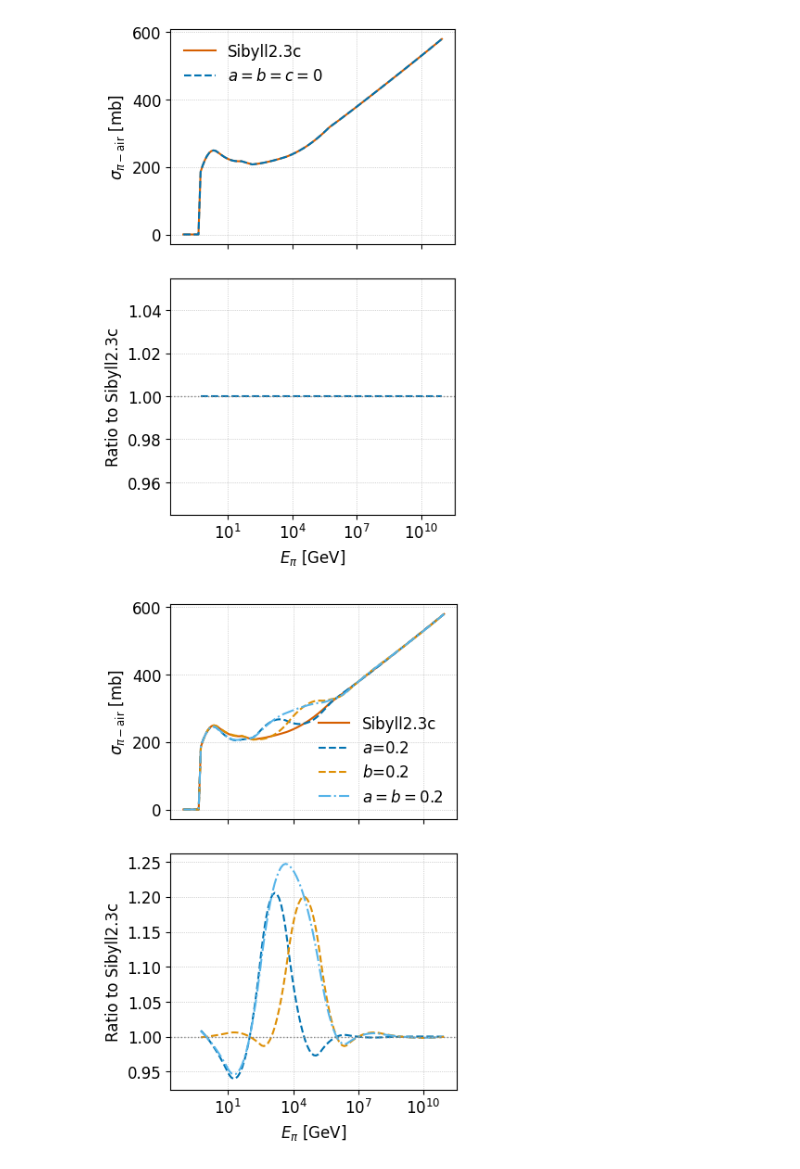
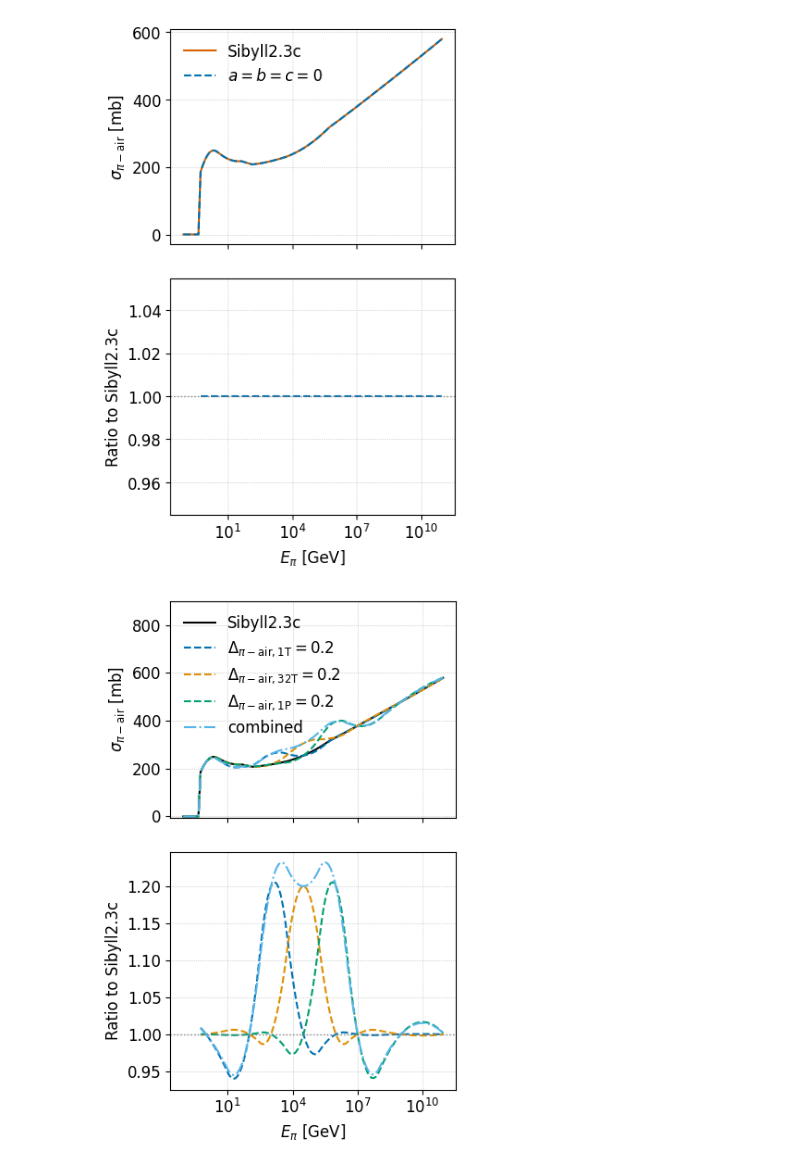
Before and after one commit to karohymon/cs-analysis, a Jupyter notebook: test_bsplineclass.ipynb, the cells around one changed output. Drawn from its saved outputs; the diff is of its cells as text; code cells hidden in the pictures.

```diff
--- a/test_bsplineclass.ipynb
+++ b/test_bsplineclass.ipynb
@@ -80,5 +69,5 @@ plt.xscale('log')
 # %%
-modcs_all = ModIntCrossSections(mceq_air._mceq_db, interaction_model="SIBYLL2.3c",ptype=211, a=00.2, b=0.2, c=0.0)
+modcs_all = ModIntCrossSections(mceq_air._mceq_db, interaction_model="SIBYLL2.3c",ptype=211, a=00.2, b=0.2, c=0.2)
 
 
 mceq_tune = MCEqRun(
@@ -114,6 +103,17 @@ mceq_b= MCEqRun(
 
 mceq_b._int_cs = modcs_b# add modification to cross section in mceq instance
 mceq_b.set_interaction_model(interactionmodel, force=True) # necessary to force cross section change
+
+modcs_c = ModIntCrossSections(mceq_air._mceq_db, interaction_model="SIBYLL2.3c",ptype=211, a=-0.0, b=0., c=0.2)
+mceq_c= MCEqRun(
+            interaction_model=interactionmodel,
+            theta_deg=0.0,
+            primary_model=(pm.HillasGaisser2012, "H3a"),
+            density_model = (('MSIS00_IC',('SouthPole','January')))
+        )
+
+mceq_c._int_cs = modcs_c# add modification to cross section in mceq instance
+mceq_c.set_interaction_model(interactionmodel, force=True) # necessary to force cross section change
 # %% [output]
 MCEqRun::set_interaction_model(): SIBYLL23C
 ParticleManager::_init_default_tracking(): Initializing default tracking categories (pi, K, mu)
@@ -229,40 +231,42 @@ MCEqRun::set_primary_model(): HillasGaisser2012 H3a
 # %%
 # check if unmodified spline = default
 
 
 
 fig, (ax1, ax2) = plt.subplots(2, 1, figsize=(fig_width, fig_height), sharex=True, height_ratios=[1, 1.1])
 
 # Upper plot: cross sections
 ax1.plot(mceq_air.e_grid, InteractionCrossSections(mceq_air._mceq_db, interaction_model=interactionmodel).get_cs(211, mbarn=True),
-         label='Sibyll2.3c', color=colors[3])
-ax1.plot(mceq_a.e_grid, modcs_a.get_cs(211, mbarn=True), label='$a$=0.2', color=colors[0], ls='--')
-ax1.plot(mceq_a.e_grid, modcs_b.get_cs(211, mbarn=True), label='$b$=0.2', color=colors[1], ls='--')
-ax1.plot(mceq_a.e_grid, modcs_all.get_cs(211, mbarn=True), label='$a=b=0.2$', color=colors[9], ls='-.')
+         label='Sibyll2.3c', color='black')
+ax1.plot(mceq_a.e_grid, modcs_a.get_cs(211, mbarn=True), label='$\Delta_{\pi-\mathrm{air, 1T}}=0.2$', color=colors[0], ls='--')
+ax1.plot(mceq_a.e_grid, modcs_b.get_cs(211, mbarn=True), label='$\Delta_{\pi-\mathrm{air, 32T}}=0.2$', color=colors[1], ls='--')
+ax1.plot(mceq_a.e_grid, modcs_c.get_cs(211, mbarn=True), label='$\Delta_{\pi-\mathrm{air, 1P}}=0.2$', color=colors[2], ls='--')
+ax1.plot(mceq_a.e_grid, modcs_all.get_cs(211, mbarn=True), label='combined', color=colors[9], ls='-.')
 
 ax1.set_ylabel(r'$\sigma_{\pi - \mathrm{air}}$ [mb]')
-ax1.legend(frameon=False)
+ax1.legend(frameon=False,loc='upper left')
 ax1.grid(True, which='both', ls=':', lw=0.5)
-ax.set_xscale('log')
-
+ax1.set_xscale('log')
+ax1.set_ylim(-5,900)
 # Lower plot: ratio to default
 default_cs = InteractionCrossSections(mceq_air._mceq_db, interaction_model=interactionmodel).get_cs(211, mbarn=True)
 
 ax2.plot(mceq_a.e_grid, modcs_a.get_cs(211, mbarn=True) / default_cs, label='mod $a$', color=colors[0], ls='--')
 ax2.plot(mceq_a.e_grid, modcs_b.get_cs(211, mbarn=True) / default_cs, label='mod $b$', color=colors[1], ls='--')
-ax2.plot(mceq_a.e_grid, modcs_all.get_cs(211, mbarn=True) / default_cs, label='mod $a=b$', color=colors[9], ls='-.')
+ax2.plot(mceq_a.e_grid, modcs_c.get_cs(211, mbarn=True) / default_cs, label='mod $bc', color=colors[2], ls='--')
+ax2.plot(mceq_a.e_grid, modcs_all.get_cs(211, mbarn=True) / default_cs, label='mod $a=b=c$', color=colors[9], ls='-.')
 
 ax2.axhline(1.0, color='gray', lw=1, ls=':')
 ax2.set_xlabel(r'$E_{\pi}$ [GeV]')
 ax2.set_ylabel('Ratio to Sibyll2.3c')
 ax2.grid(True, which='both', ls=':', lw=0.5)
 ax2.set_xscale('log')
 
 plt.tight_layout()
 plt.subplots_adjust(hspace=0.15)
 plt.savefig(plot_dir + "spline_modificaton_cschange.pdf",dpi=500)
 # %% [output]
-[figure, old version]
+[figure, new version]
 # %%
 fig, (ax1, ax2) = plt.subplots(2, 1, figsize=(fig_width, fig_height), sharex=True, height_ratios=[1, 1.1])
 
```
Also changed, not shown: parts of 8 cells of this notebook.
